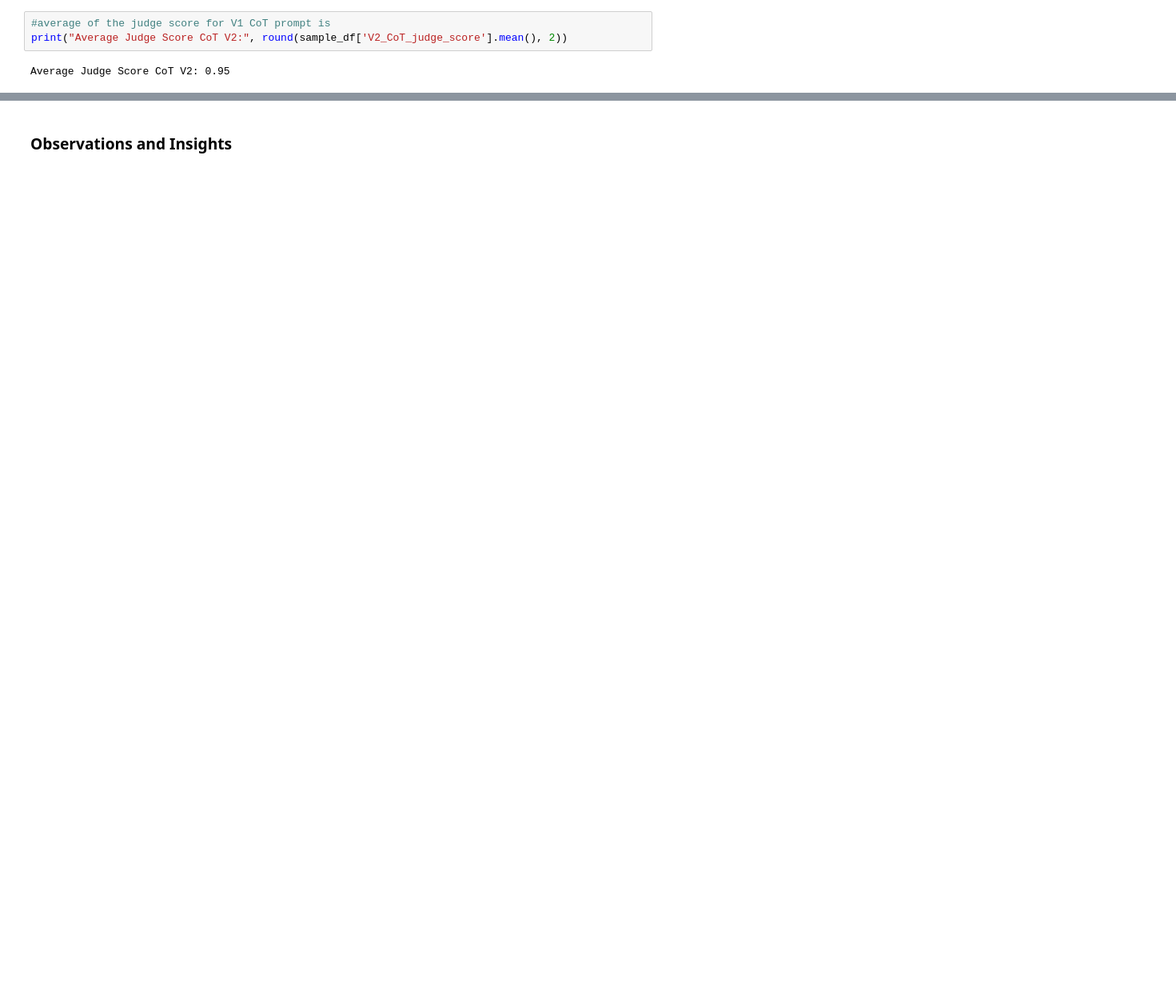
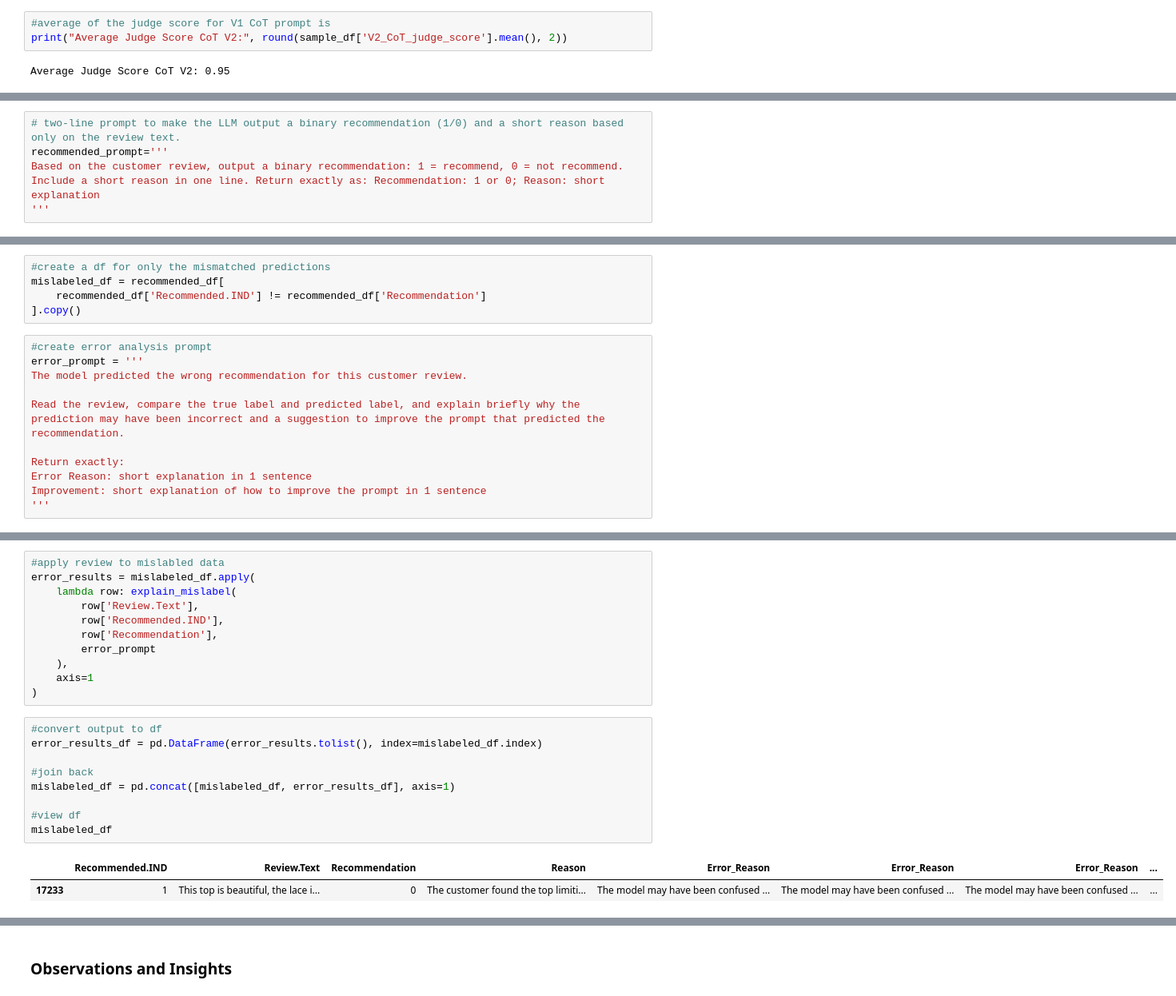
Before and after one commit to mikejoe144/MIT_Course_Capstone_Project, a Jupyter notebook: Real-Time_Retail_Feedback_Intelligence_Full_code.ipynb, the cells around one changed output, grey strips where cells are left out. Shown at 80% size. Cells and saved outputs as stored; diff of their text form; blank space fills up the shorter version.

```diff
--- a/Real-Time_Retail_Feedback_Intelligence_Full_code.ipynb
+++ b/Real-Time_Retail_Feedback_Intelligence_Full_code.ipynb
@@ -1622,0 +1636,6 @@ For incorrect predictions, generate a short explanation describing why the model
+# %%
+# two-line prompt to make the LLM output a binary recommendation (1/0) and a short reason based only on the review text.
+recommended_prompt='''
+Based on the customer review, output a binary recommendation: 1 = recommend, 0 = not recommend.
+Include a short reason in one line. Return exactly as: Recommendation: 1 or 0; Reason: short explanation
+'''
@@ -1622,0 +1744,16 @@ For incorrect predictions, generate a short explanation describing why the model
+# %%
+#create a df for only the mismatched predictions
+mislabeled_df = recommended_df[
+    recommended_df['Recommended.IND'] != recommended_df['Recommendation']
+].copy()
+# %%
+#create error analysis prompt
+error_prompt = '''
+The model predicted the wrong recommendation for this customer review.
+
+Read the review, compare the true label and predicted label, and explain briefly why the prediction may have been incorrect and a suggestion to improve the prompt that predicted the recommendation.
+
+Return exactly:
+Error Reason: short explanation in 1 sentence
+Improvement: short explanation of how to improve the prompt in 1 sentence
+'''
@@ -1622,0 +1792,23 @@ For incorrect predictions, generate a short explanation describing why the model
+# %%
+#apply review to mislabled data
+error_results = mislabeled_df.apply(
+    lambda row: explain_mislabel(
+        row['Review.Text'],
+        row['Recommended.IND'],
+        row['Recommendation'],
+        error_prompt
+    ),
+    axis=1
+)
+# %%
+#convert output to df
+error_results_df = pd.DataFrame(error_results.tolist(), index=mislabeled_df.index)
+
+#join back
+mislabeled_df = pd.concat([mislabeled_df, error_results_df], axis=1)
+
+#view df
+mislabeled_df
+# %% [output]
+|  | Recommended.IND | Review.Text | Recommendation | Reason | Error_Reason | Error_Reason | Error_Reason | ... |
+| 17233 | 1 | This top is beautiful, the lace i... | 0 | The customer found the top limiti... | The model may have been confused ... | The model may have been confused ... | The model may have been confused ... | ... |
```
Also changed, not shown: parts of 9 cells of this notebook.
